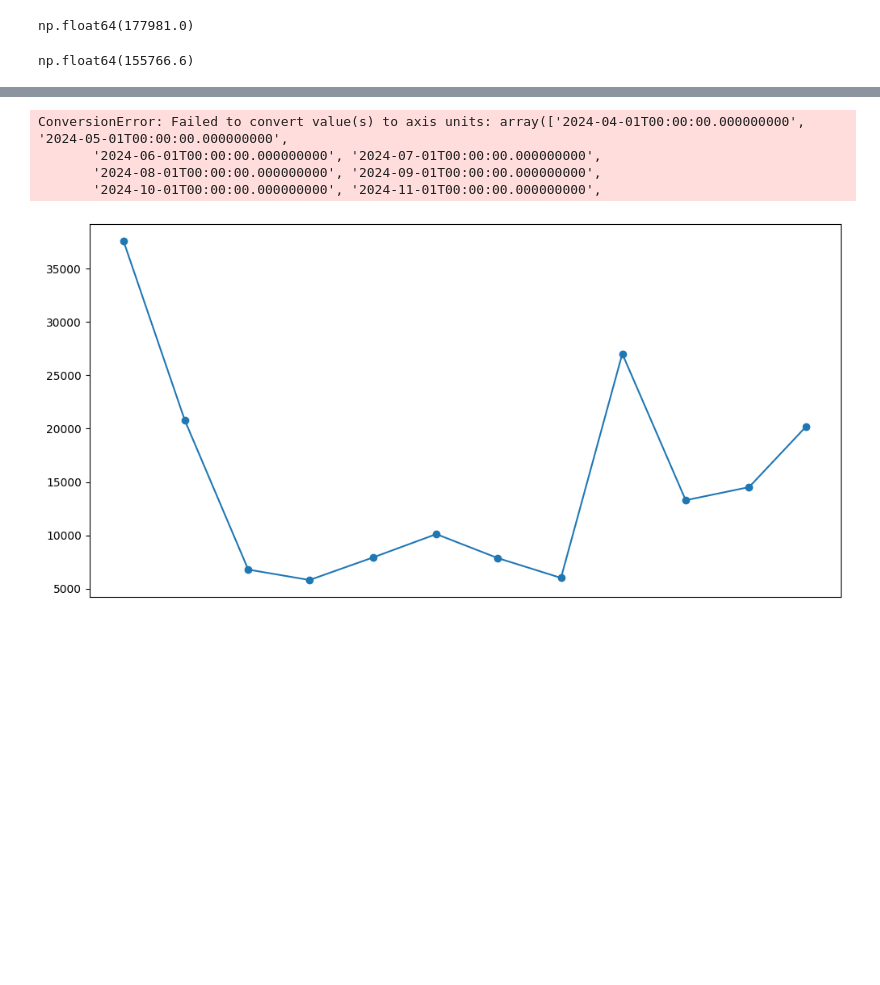
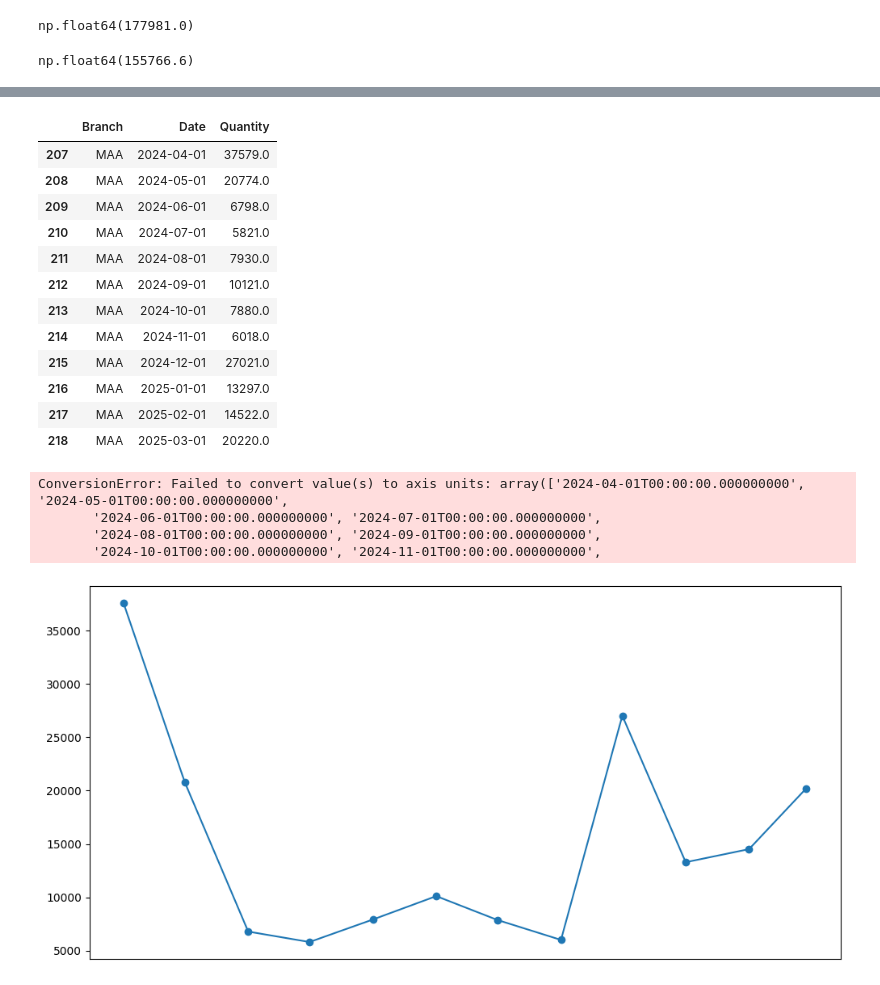
Before and after one commit to thesloppyguy/project_future_projection, a Jupyter notebook: rnd/FormulaWeight/1.ipynb, the cells around one changed output, grey strips where cells are left out. Drawn from its saved outputs; the diff is of its cells as text; code cells hidden in the pictures; blank space fills up the shorter version.

```diff
--- a/rnd/FormulaWeight/1.ipynb
+++ b/rnd/FormulaWeight/1.ipynb
@@ -153,3 +159,21 @@ predict
+# %%
+branch_wise_monthly[(branch_wise_monthly['Branch'] == 'MAA')
+                    & (branch_wise_monthly['Date'] >= '2024-04-01')
+                    & (branch_wise_monthly['Date'] < '2025-04-01')]
+# %% [output]
+|  | Branch | Date | Quantity |
+| 207 | MAA | 2024-04-01 | 37579.0 |
+| 208 | MAA | 2024-05-01 | 20774.0 |
+| 209 | MAA | 2024-06-01 | 6798.0 |
+| 210 | MAA | 2024-07-01 | 5821.0 |
+| 211 | MAA | 2024-08-01 | 7930.0 |
+| 212 | MAA | 2024-09-01 | 10121.0 |
+| 213 | MAA | 2024-10-01 | 7880.0 |
+| 214 | MAA | 2024-11-01 | 6018.0 |
+| 215 | MAA | 2024-12-01 | 27021.0 |
+| 216 | MAA | 2025-01-01 | 13297.0 |
+| 217 | MAA | 2025-02-01 | 14522.0 |
+| 218 | MAA | 2025-03-01 | 20220.0 |
 # %%
 import matplotlib.pyplot as plt
 
```
Also changed, not shown: parts of 1 cell of this notebook, 1 other file.
